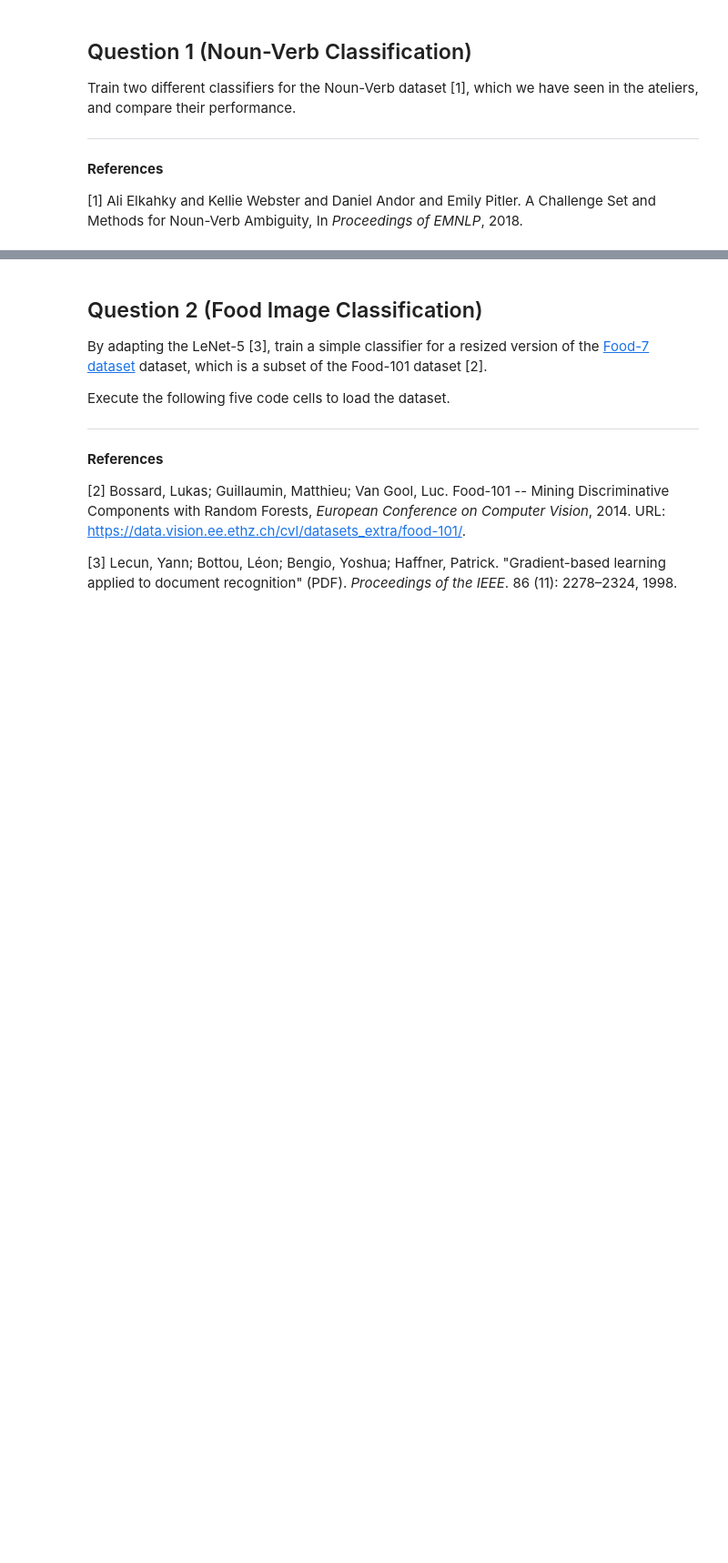
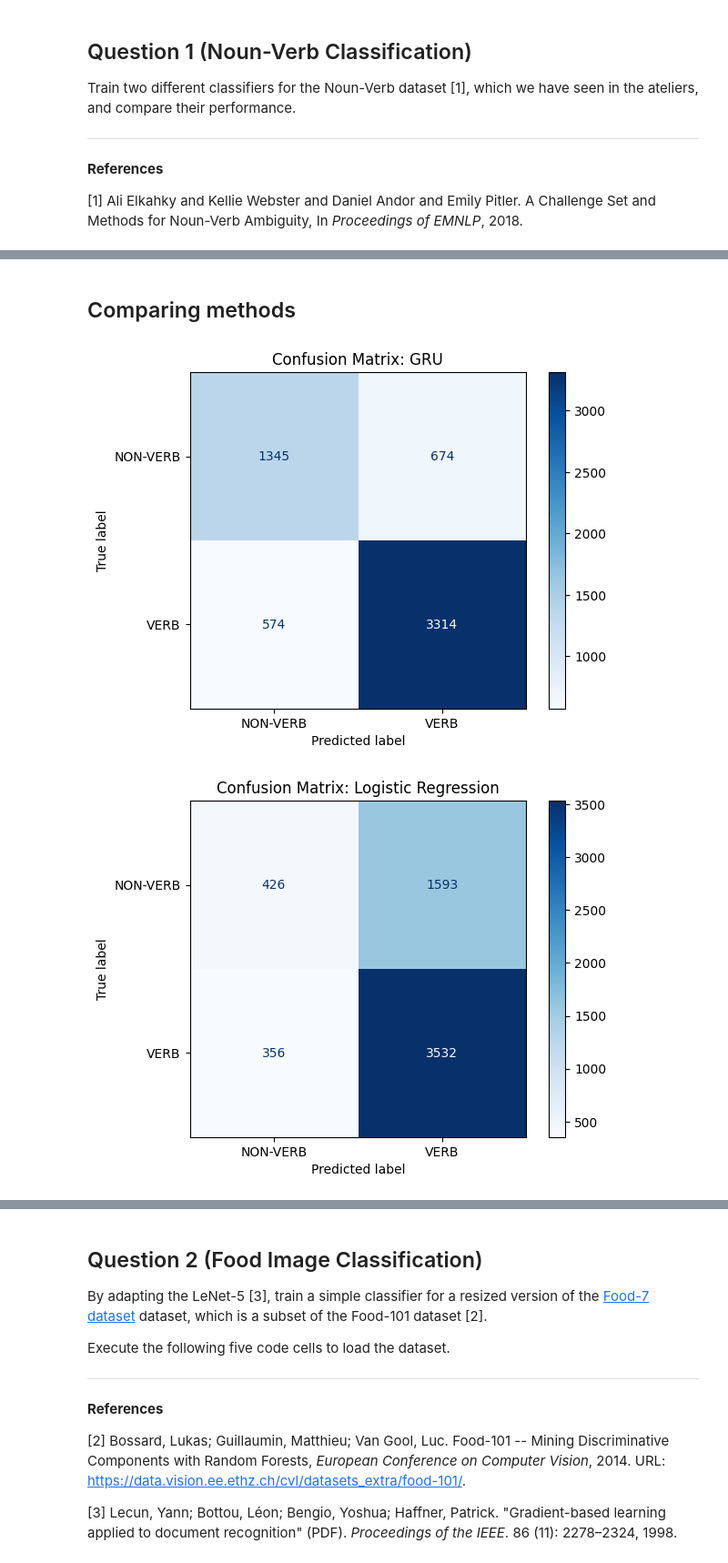
Before and after one commit to Corbibac/DeepLearning, a Jupyter notebook: CharlesCARRERE_ClementMOUNIER_deep_learning_report_2024.ipynb, the cells around one changed output, grey strips where cells are left out. Shown at 91% size. Drawn from its saved outputs; the diff is of its cells as text; code cells hidden in the pictures; blank space fills up the shorter version.

```diff
--- a/CharlesCARRERE_ClementMOUNIER_deep_learning_report_2024.ipynb
+++ b/CharlesCARRERE_ClementMOUNIER_deep_learning_report_2024.ipynb
@@ -34,0 +360,15 @@ Train two different classifiers for the Noun-Verb dataset [1], which we have see
+# %%
+for t in range(epochs):
+    print(f"Epoch {t + 1}\n-------------------------------------------------")
+
+    # Train loop
+    train_loop(dataloader_train, model1, loss_fn, optimizer, device)
+
+    # Evaluation loop
+    loss_train_model1, accuracy_train_model1 = eval_loop(dataloader_train, model1, loss_fn, device)
+    print(f"Training set:   Accuracy: {(100 * accuracy_train_model1): >0.1f}%, Avg loss: {loss_train_model1: >8f}")
+
+    loss_val_model1, accuracy_val_model1 = eval_loop(dataloader_val, model1, loss_fn, device)
+    print(f"Validation set: Accuracy: {(100 * accuracy_val_model1): >0.1f}%, Avg loss: {loss_val_model1: >8f}\n")
+
+print("Done!")
@@ -34,0 +624,32 @@ Train two different classifiers for the Noun-Verb dataset [1], which we have see
+# %% [markdown]
+## Comparing methods
+# %%
+import matplotlib.pyplot as plt
+from sklearn.metrics import confusion_matrix, ConfusionMatrixDisplay
+
+# Function to plot confusion matrix
+def plot_confusion_matrix(y_true, y_pred, model_name):
+    cm = confusion_matrix(y_true, y_pred)
+    disp = ConfusionMatrixDisplay(confusion_matrix=cm, display_labels=["NON-VERB", "VERB"])
+    disp.plot(cmap="Blues")
+    plt.title(f"Confusion Matrix: {model_name}")
+    plt.show()
+
+# Predictions and plotting for each model
+# GRU Predictions
+y_test_pred_gru = model1([x.to(device) for x in X_test], index_test.to(device))
+y_test_pred_gru_binary = (y_test_pred_gru.cpu().detach().numpy() > 0).astype(int)
+plot_confusion_matrix(y_test.numpy(), y_test_pred_gru_binary, "GRU")
+
+# Logistic Regression Predictions
+y_test_pred_logreg_binary = (logreg.predict_proba(X_test_lr)[:, 1] > 0.5).astype(int)
+plot_confusion_matrix(y_test_lr, y_test_pred_logreg_binary, "Logistic Regression")
+
+# SVM Predictions
+y_test_pred_svm_binary = (svm.predict_proba(X_test_svm)[:, 1] > 0.5).astype(int)
+plot_confusion_matrix(y_test_svm, y_test_pred_svm_binary, "SVM")
+
+plot_confusion_matrix(all_labels, all_preds, "BERT")
+# %% [output]
+[figure, added]
+[figure, added]
```
Also changed, not shown: parts of 47 cells of this notebook.
